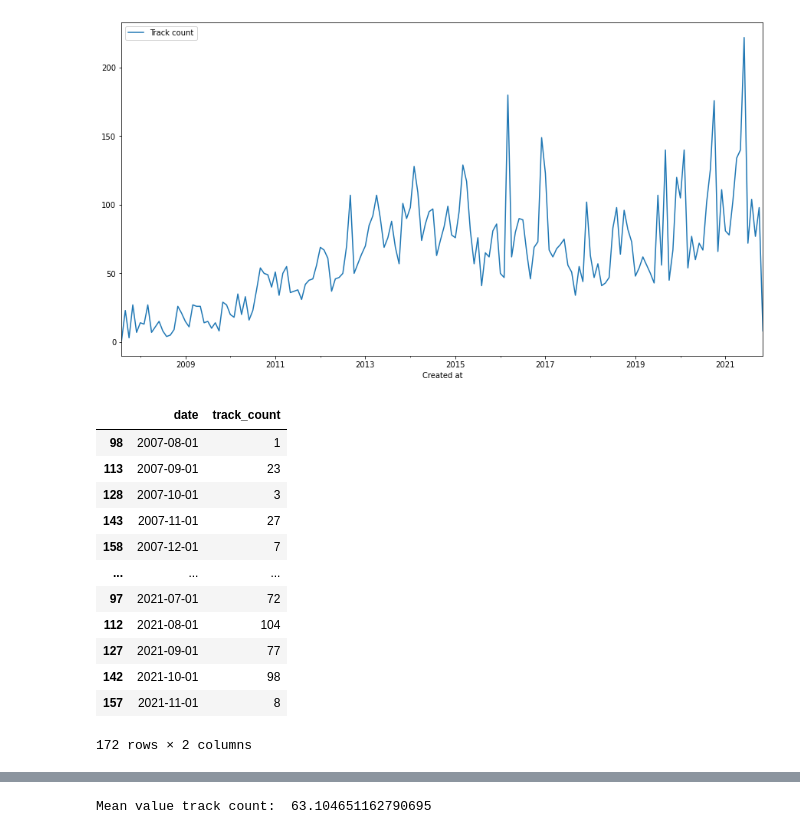
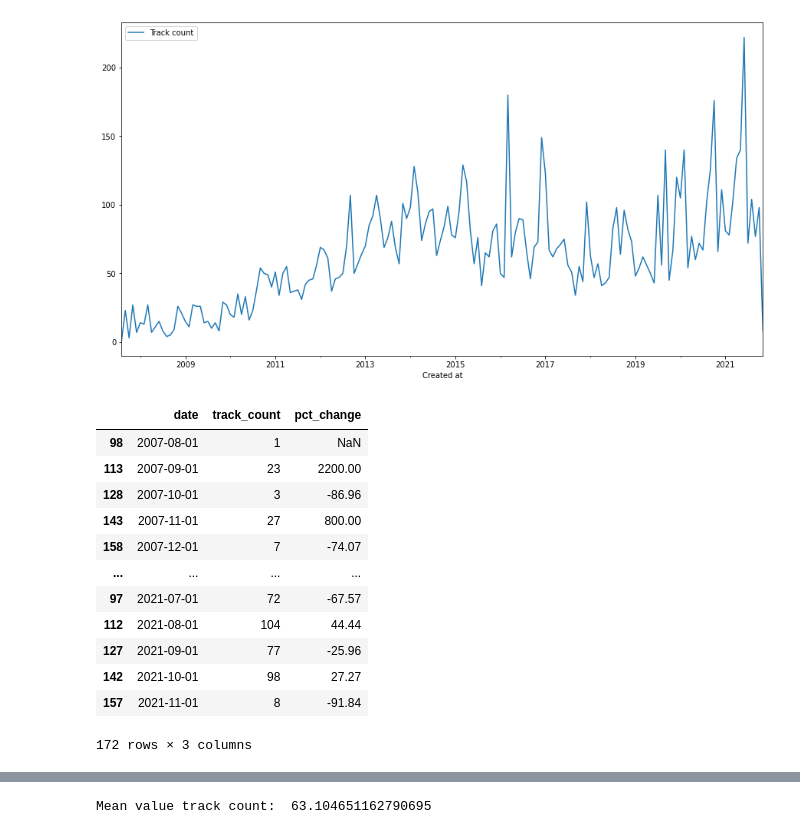
Before and after one commit to owfdataboy/DS-Project02, a Jupyter notebook: project02.ipynb, the cells around one changed output, grey strips where cells are left out. Cells and saved outputs as stored; diff of their text form; code cells hidden in the pictures.

```diff
--- a/project02.ipynb
+++ b/project02.ipynb
@@ -495,19 +522,20 @@ month_graph.legend(["Track count"])
 # %% [output]
 <matplotlib.legend.Legend at 0x...>
 [figure]
-# %%
-df_count_track_month
-# %% [output]
-|  | date | track_count |
-| 98 | 2007-08-01 | 1 |
-| 113 | 2007-09-01 | 23 |
-| 128 | 2007-10-01 | 3 |
-| 143 | 2007-11-01 | 27 |
-| 158 | 2007-12-01 | 7 |
-| ... | ... | ... |
-| 97 | 2021-07-01 | 72 |
-| 112 | 2021-08-01 | 104 |
-| 127 | 2021-09-01 | 77 |
-| 142 | 2021-10-01 | 98 |
-| 157 | 2021-11-01 | 8 |
-172 rows × 2 columns
+# %%
+df_count_track_month['pct_change'] = df_count_track_month['track_count'].pct_change().round(decimals=4)*100
+df_count_track_month
+# %% [output]
+|  | date | track_count | pct_change |
+| 98 | 2007-08-01 | 1 | NaN |
+| 113 | 2007-09-01 | 23 | 2200.00 |
+| 128 | 2007-10-01 | 3 | -86.96 |
+| 143 | 2007-11-01 | 27 | 800.00 |
+| 158 | 2007-12-01 | 7 | -74.07 |
+| ... | ... | ... | ... |
+| 97 | 2021-07-01 | 72 | -67.57 |
+| 112 | 2021-08-01 | 104 | 44.44 |
+| 127 | 2021-09-01 | 77 | -25.96 |
+| 142 | 2021-10-01 | 98 | 27.27 |
+| 157 | 2021-11-01 | 8 | -91.84 |
+172 rows × 3 columns
```
Also changed, not shown: parts of 16 cells of this notebook.
